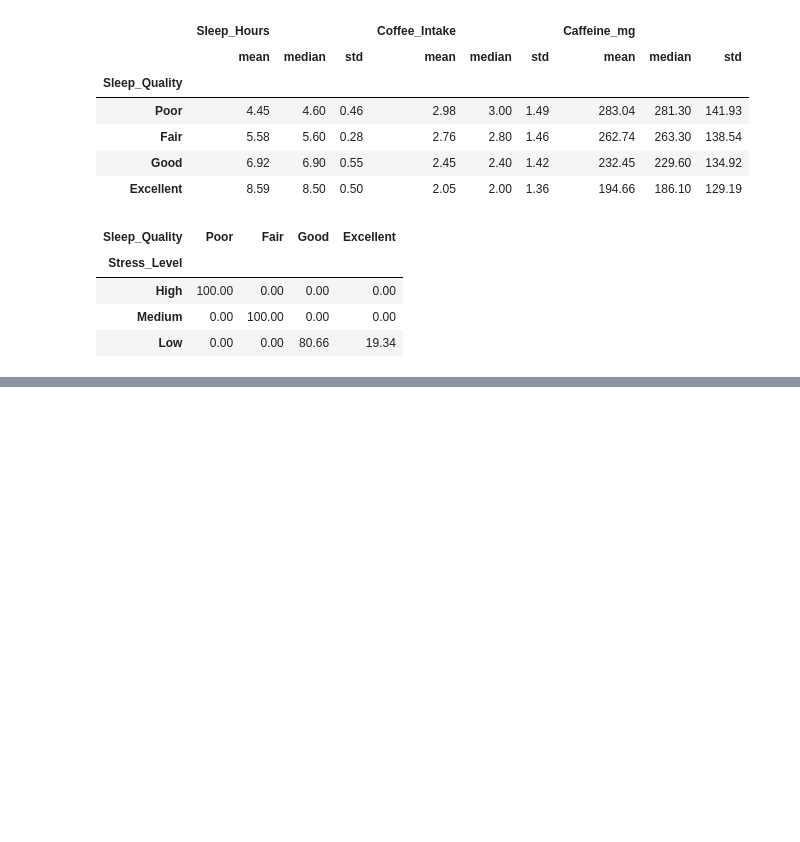
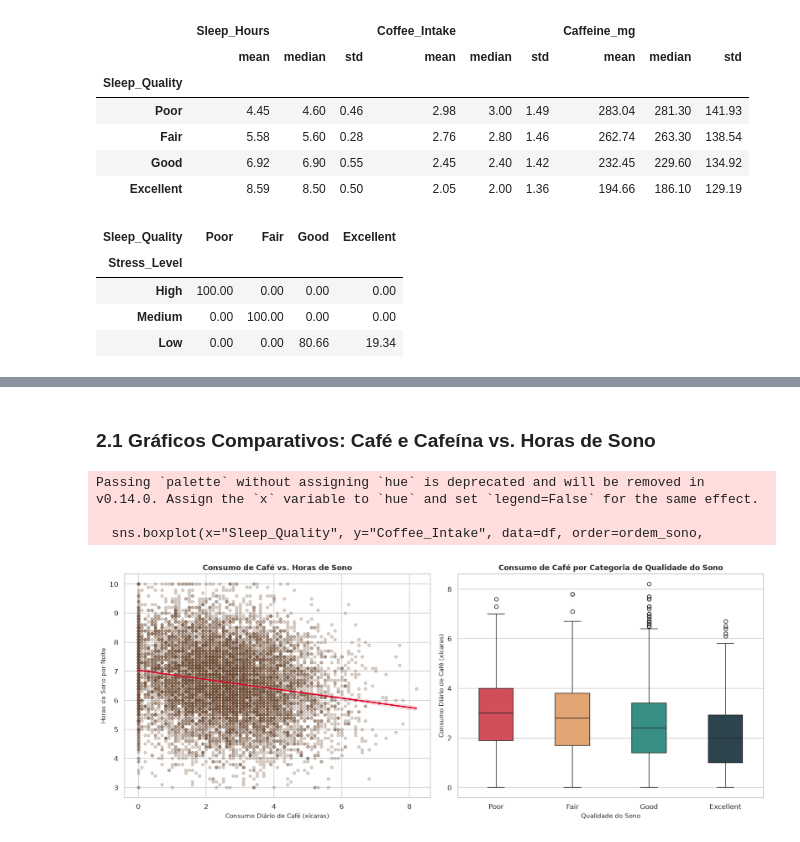
Before and after one commit to Davi-Goivinho/Checkpoint_Cientista_Dados-_1, a Jupyter notebook: notebooks/analise_cafe_sono.ipynb, the cells around one changed output, grey strips where cells are left out. Saved outputs shown, nothing was run; the diff lists cells and outputs as text; code cells hidden in the pictures; blank space fills up the shorter version.

Commit message:
visualizacao e insights de negocio e documentacao da segunda etapa

```diff
--- a/notebooks/analise_cafe_sono.ipynb
+++ b/notebooks/analise_cafe_sono.ipynb
@@ -285,0 +289,27 @@ display(tabela_cruzada_estresse[['Poor', 'Fair', 'Good', 'Excellent']].loc[['Hig
+# %% [markdown]
+### 2.1 Gráficos Comparativos: Café e Cafeína vs. Horas de Sono
+# %%
+fig, axes = plt.subplots(1, 2, figsize=(15, 6))
+
+sns.regplot(x="Coffee_Intake", y="Sleep_Hours", data=df, ax=axes[0],
+            scatter_kws={"alpha": 0.25, "color": "#6F4E37", "s": 20},
+            line_kws={"color": "#D90429", "linewidth": 2})
+axes[0].set_title("Consumo de Café vs. Horas de Sono")
+axes[0].set_xlabel("Consumo Diário de Café (xícaras)")
+axes[0].set_ylabel("Horas de Sono por Noite")
+
+ordem_sono = ["Poor", "Fair", "Good", "Excellent"]
+paleta_sono = {"Poor": "#E63946", "Fair": "#F4A261", "Good": "#2A9D8F", "Excellent": "#264653"}
+sns.boxplot(x="Sleep_Quality", y="Coffee_Intake", data=df, order=ordem_sono,
+            palette=paleta_sono, ax=axes[1], width=0.45)
+axes[1].set_title("Consumo de Café por Categoria de Qualidade do Sono")
+axes[1].set_xlabel("Qualidade do Sono")
+axes[1].set_ylabel("Consumo Diário de Café (xícaras)")
+
+plt.tight_layout()
+plt.show()
+# %% [output]
+Passing `palette` without assigning `hue` is deprecated and will be removed in v0.14.0. Assign the `x` variable to `hue` and set `legend=False` for the same effect.
+
+  sns.boxplot(x="Sleep_Quality", y="Coffee_Intake", data=df, order=ordem_sono,
+[figure, added]
```
Also changed, not shown: parts of 7 cells of this notebook, 2 other files.
